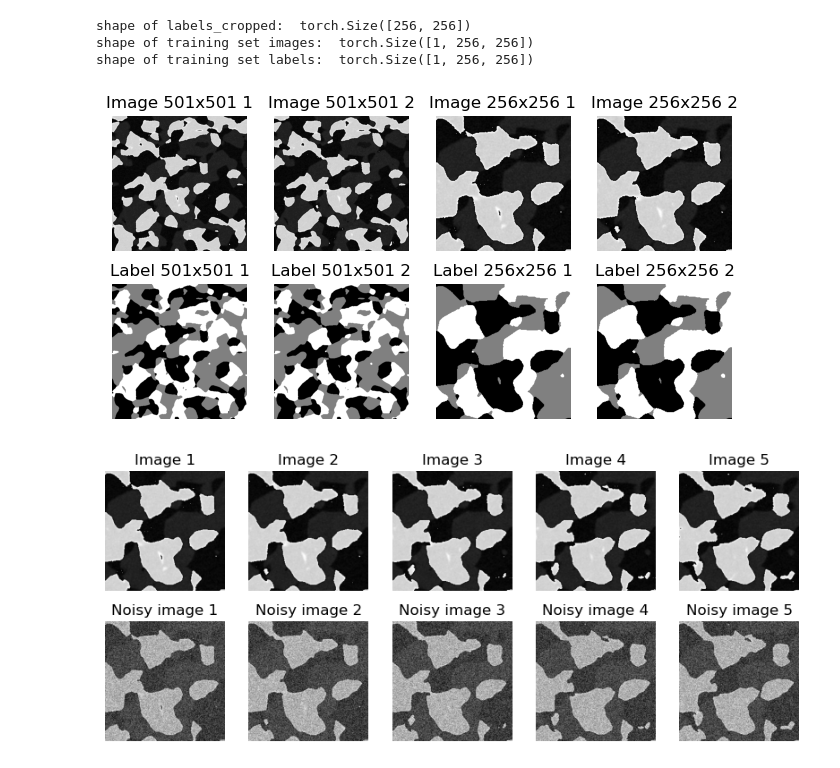
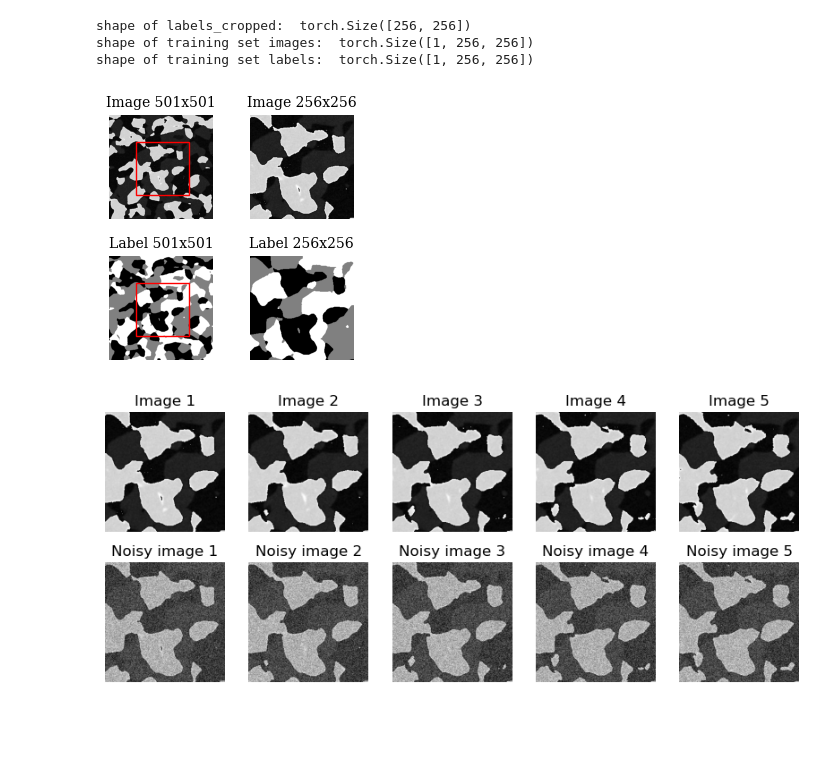
Before and after one commit to jlouvis/Deep-Learning, a Jupyter notebook: Assignment_X_Rays.ipynb, the cells around one changed output. Saved outputs shown, nothing was run; the diff lists cells and outputs as text; code cells hidden in the pictures; blank space fills up the shorter version.

Commit message:
figures

```diff
--- a/Assignment_X_Rays.ipynb
+++ b/Assignment_X_Rays.ipynb
@@ -23,6 +23,16 @@ import os
 from glob import glob
 from PIL import Image
 import time
+# %%
+plt.rcParams['font.size']=12
+plt.rcParams['font.family']='serif'
+plt.rcParams['axes.spines.top'] = False
+plt.rcParams['axes.spines.right'] = False
+plt.rcParams['axes.spines.bottom'] = True
+plt.rcParams["axes.grid"] =True
+plt.rcParams['grid.linestyle'] = '-.'
+plt.rcParams['grid.linewidth'] = 0.4
+plt.rcParams['axes.axisbelow'] = True
 # %%
 # Set random seed for reproducibility
 np.random.seed(42)
@@ -61,9 +143,9 @@ for img_filename, lbl_filename in zip(image_files, label_files):
 Comment: Somehow it seems like the gray scale changes the order of the colors. Where they were white before, they are now black?
 # %%
 # Plot the first 5 images and first 5 labels in a 2x5 subplot
-fig, axes = plt.subplots(2, 2, figsize=(4, 4))
+fig, axes = plt.subplots(1, 2, figsize=(6, 3))
 
-for i in range(2):
+for i in range(1):
     axes[0, i].imshow(images_tensors[i].squeeze(), cmap='gray')
     axes[0, i].set_title('Image {}'.format(i + 1))
     axes[0, i].axis('off')
@@ -226,24 +308,28 @@ shape of labels_cropped:  torch.Size([256, 256])
 shape of training set images:  torch.Size([1, 256, 256])
 shape of training set labels:  torch.Size([1, 256, 256])
 # %%
-fig, axes = plt.subplots(2, 4, figsize=(8, 4))
+fig, axes = plt.subplots(2, 2, figsize=(3, 3))
 
-for i in range(2):
+for i in range(1):
     axes[0, i].imshow(images_tensors[i].squeeze(), cmap='gray')
-    axes[0, i].set_title('Image 501x501 {}'.format(i + 1))
+    axes[0, i].set_title('Image 501x501', fontsize=10)
     axes[0, i].axis('off')
-    axes[0, i+2].imshow(images_cropped[i].squeeze(), cmap='gray')
-    axes[0, i+2].set_title('Image 256x256 {}'.format(i + 1))
-    axes[0, i+2].axis('off')
+    # add a red square around the cropped image
+    axes[0, i].add_patch(plt.Rectangle((128, 128), 256, 256, edgecolor='r', fill=False))
+    axes[0, i+1].imshow(images_cropped[i].squeeze(), cmap='gray')
+    axes[0, i+1].set_title('Image 256x256', fontsize=10)
+    axes[0, i+1].axis('off')
 
     axes[1, i].imshow(labels_tensors[i].squeeze(), cmap='gray')
-    axes[1, i].set_title('Label 501x501 {}'.format(i + 1))
+    axes[1, i].set_title('Label 501x501', fontsize=10)
     axes[1, i].axis('off')
-    axes[1, i+2].imshow(labels_cropped[i].squeeze(), cmap='gray')
-    axes[1, i+2].set_title('Label 256x256 {}'.format(i + 1))
-    axes[1, i+2].axis('off')
+    axes[1, i].add_patch(plt.Rectangle((128, 128), 256, 256, edgecolor='r', fill=False))
+    axes[1, i+1].imshow(labels_cropped[i].squeeze(), cmap='gray')
+    axes[1, i+1].set_title('Label 256x256', fontsize=10)
+    axes[1, i+1].axis('off')
+    plt.tight_layout()
 # %% [output]
-[figure, old version]
+[figure, new version]
 # %%
 from noise_function import add_noise_to_tensor as add_noise
 
```
Also changed, not shown: parts of 4 cells of this notebook, 5 other files.
